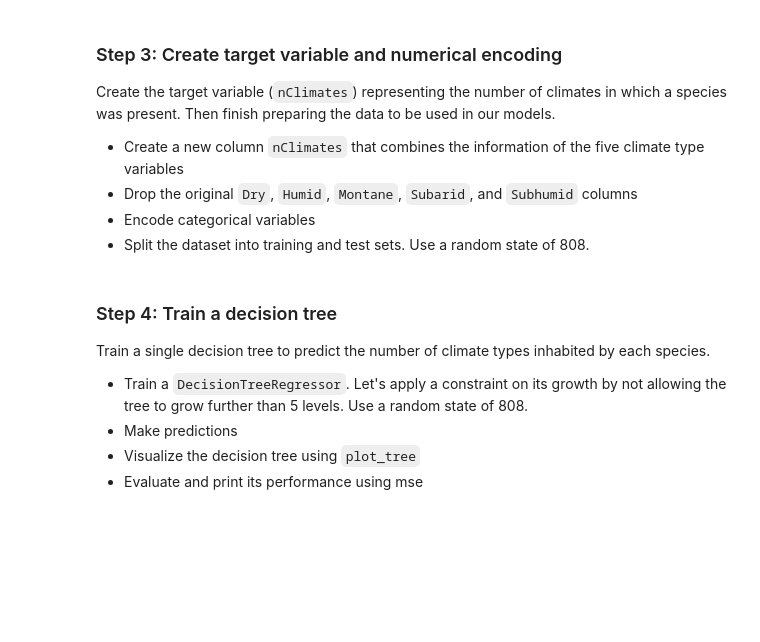
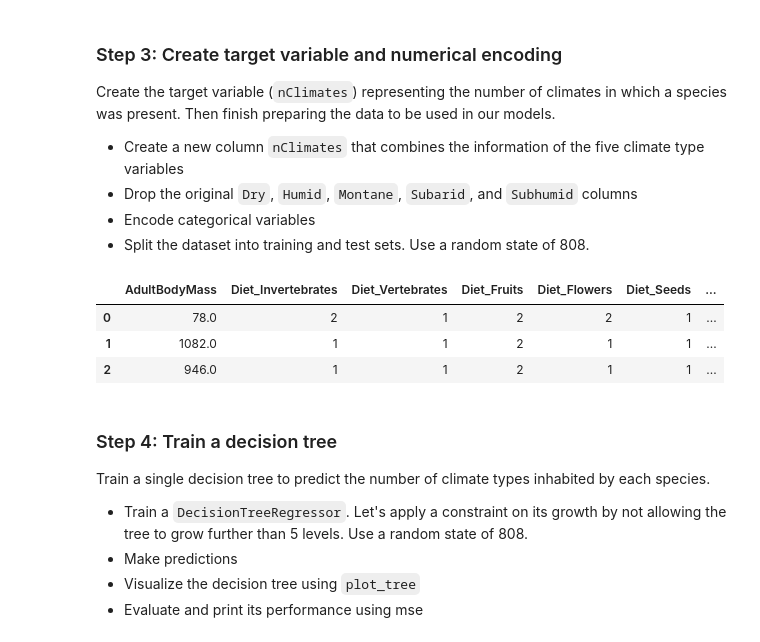
Before and after one commit to jorb1/EDS232-labs, a Jupyter notebook: week6/lab6-mammal-traits.ipynb, the cells around one changed output. Cells and saved outputs as stored; diff of their text form; code cells hidden in the pictures; blank space fills up the shorter version.

```diff
--- a/week6/lab6-mammal-traits.ipynb
+++ b/week6/lab6-mammal-traits.ipynb
@@ -97,23 +97,30 @@ Create the target variable (`nClimates`) representing the  number of climates in
 # %%
 # Create new col `nClimates` that combines the info of the 5 climate type variables
 dat['nClimates'] = dat['Dry'] + dat['Humid'] + dat['Montane'] + dat['Subarid'] + dat['Subhumid']
 
 # Drop the original cols
 df = dat.drop(['Dry', 'Humid', 'Montane', 'Subarid', 'Subhumid'], axis = 1)
 
 # Encode categorical variables - with a 4 loop!
 for col in categorical_cols:
     label_encoder = LabelEncoder()
     df[col] = label_encoder.fit_transform(df[col])
 
 # Define features
 X = df.drop('nClimates', axis = 1)
 
 # Define targets
 y = df['nClimates']
 
 # Split into training and test sets
 X_train, X_test, y_train, y_test = train_test_split(X, y, test_size = 0.2, random_state = 808)
+
+df.head(3)
+# %% [output]
+|  | AdultBodyMass | Diet_Invertebrates | Diet_Vertebrates | Diet_Fruits | Diet_Flowers | Diet_Seeds | ... |
+| 0 | 78.0 | 2 | 1 | 2 | 2 | 1 | ... |
+| 1 | 1082.0 | 1 | 1 | 2 | 1 | 1 | ... |
+| 2 | 946.0 | 1 | 1 | 2 | 1 | 1 | ... |
 # %% [markdown]
 ### Step 4: Train a decision tree
 Train a single decision tree to predict the number of climate types inhabited by each species.
```
Also changed, not shown: parts of 1 cell of this notebook.
